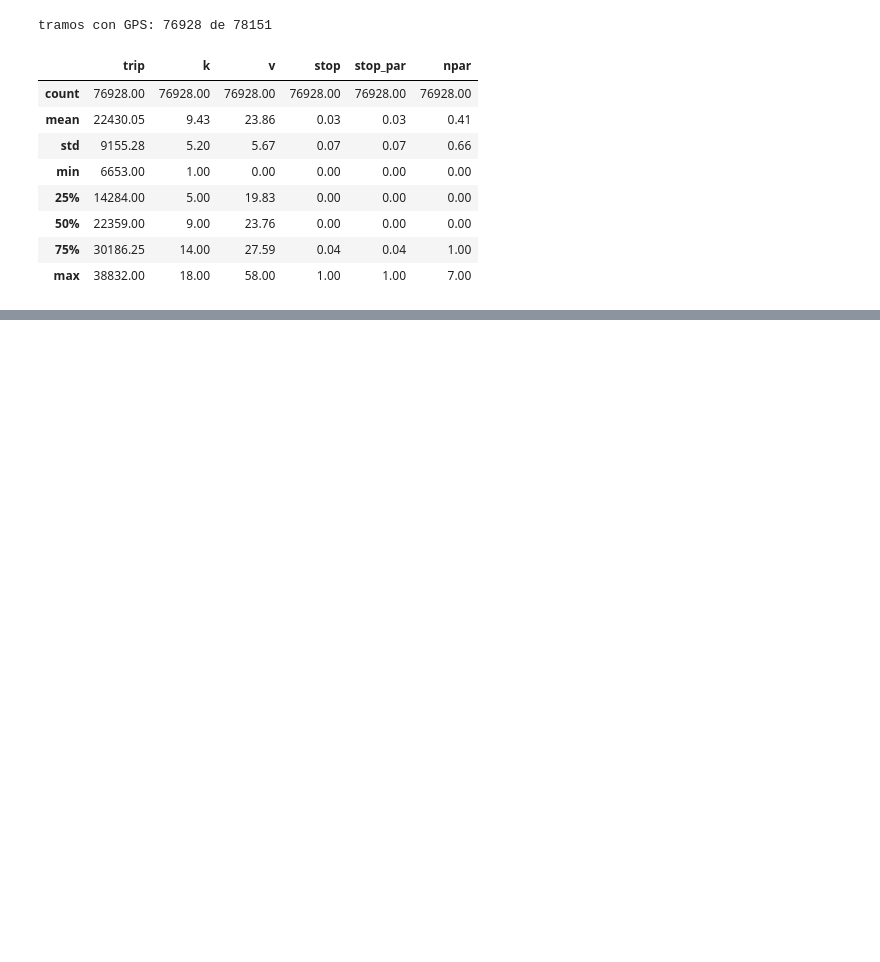
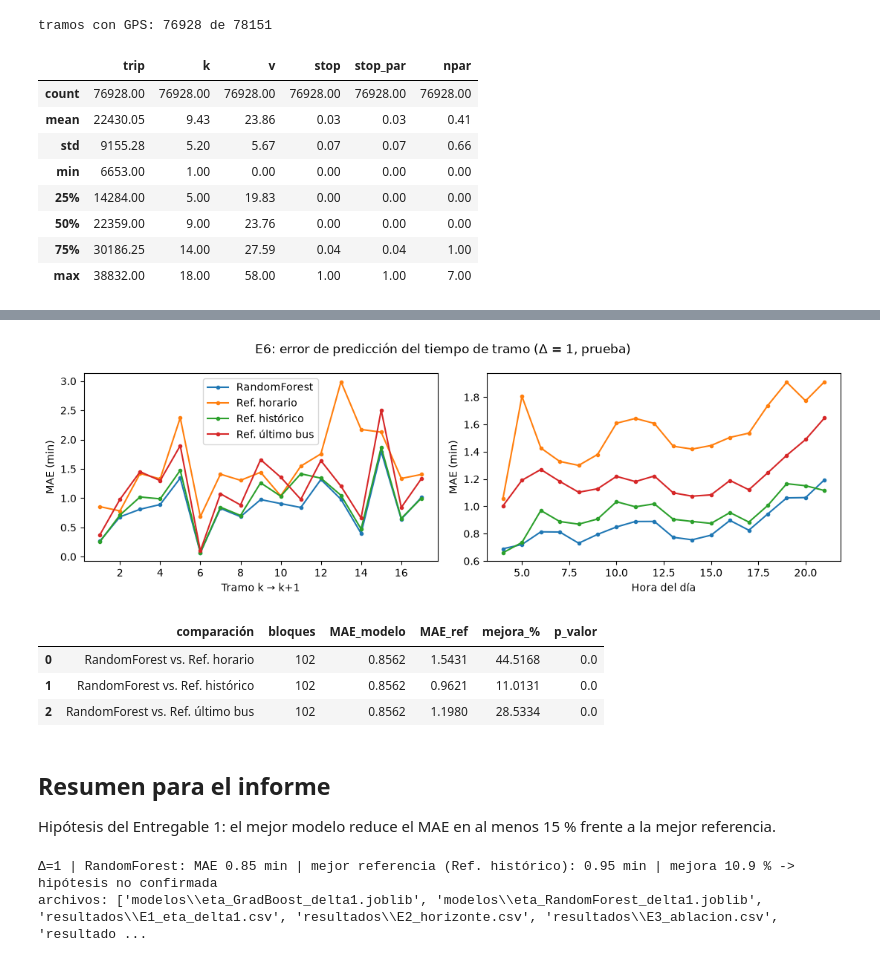
Before and after one commit to Alfredo123255/prediccion-amontonamiento-buses-cusco, a Jupyter notebook: Experimentacion.ipynb, the cells around one changed output, grey strips where cells are left out. Saved outputs shown, nothing was run; the diff lists cells and outputs as text; code cells hidden in the pictures; blank space fills up the shorter version.

```diff
--- a/Experimentacion.ipynb
+++ b/Experimentacion.ipynb
@@ -725,0 +602,10 @@ archivos: ['modelos\\clf_GradBoost_delta3.joblib', 'modelos\\clf_RandomForest_de
+# %%
+E4 = []
+for name in ("KNN", "SVM"):
+    for pca in (False, True):
+        pipe, _, sc = evaluate(name, BEST_PRM[name], d_trva, d_te, NUM, pca=pca)
+        ncomp = pipe.named_steps["pca"].n_components_ if pca else len(pipe.named_steps["prep"].get_feature_names_out())
+        E4.append({"modelo": name, "PCA": pca, "dimensiones": ncomp, **sc})
+E4 = pd.DataFrame(E4)
+E4.to_csv(RES / "E4_pca.csv", index=False)
+E4.round(3)
@@ -725,0 +643,43 @@ archivos: ['modelos\\clf_GradBoost_delta3.joblib', 'modelos\\clf_RandomForest_de
+# %%
+err = d_te[["date", "k", "hour"]].copy()
+err["hora"] = err.hour.astype(int)
+for lab in (best, "Ref. horario", "Ref. histórico", "Ref. último bus"):
+    err[lab] = np.abs(d_te.y.to_numpy() - PRED[lab])
+cols = [best, "Ref. horario", "Ref. histórico", "Ref. último bus"]
+
+fig, axes = plt.subplots(1, 2, figsize=(11, 3.6))
+for ax, col, lab in ((axes[0], "k", "Tramo k → k+1"), (axes[1], "hora", "Hora del día")):
+    g_ = err.groupby(col)
+    g_[cols].mean()[g_.size() >= 30].plot(ax=ax, marker="o", ms=3)   # horas con pocos datos son ruido
+    ax.set(xlabel=lab, ylabel="MAE (min)")
+axes[1].get_legend().remove()
+fig.suptitle(f"E6: error de predicción del tiempo de tramo (Δ = {DELTA_MAIN}, prueba)")
+fig.tight_layout(); fig.savefig(FIG / "exp6_errores.png", dpi=200); plt.show()
+
+blk = err.groupby(["date", "k"])[cols].mean()
+W = []
+for ref in cols[1:]:
+    _, pval = wilcoxon(blk[best], blk[ref], alternative="less")
+    W.append({"comparación": f"{best} vs. {ref}", "bloques": len(blk), "MAE_modelo": blk[best].mean(),
+              "MAE_ref": blk[ref].mean(), "mejora_%": 100 * (1 - blk[best].mean() / blk[ref].mean()), "p_valor": pval})
+W = pd.DataFrame(W)
+W.to_csv(RES / "E6_wilcoxon.csv", index=False)
+W.round(4)
+# %% [output]
+[figure, added]
+|  | comparación | bloques | MAE_modelo | MAE_ref | mejora_% | p_valor |
+| 0 | RandomForest vs. Ref. horario | 102 | 0.8562 | 1.5431 | 44.5168 | 0.0 |
+| 1 | RandomForest vs. Ref. histórico | 102 | 0.8562 | 0.9621 | 11.0131 | 0.0 |
+| 2 | RandomForest vs. Ref. último bus | 102 | 0.8562 | 1.1980 | 28.5334 | 0.0 |
+# %% [markdown]
+## Resumen para el informe
+Hipótesis del Entregable 1: el mejor modelo reduce el MAE en al menos 15 % frente a la mejor referencia.
+# %%
+mae = E1.set_index("modelo").MAE
+mejora = 100 * (1 - mae[best] / mae[best_ref])
+print(f"Δ={DELTA_MAIN} | {best}: MAE {mae[best]:.2f} min | mejor referencia ({best_ref}): {mae[best_ref]:.2f} min "
+      f"| mejora {mejora:.1f} % -> hipótesis {'confirmada' if mejora >= 15 else 'no confirmada'}")
+print("archivos:", sorted(str(x) for x in list(RES.iterdir()) + list(MOD.iterdir())))
+# %% [output]
+Δ=1 | RandomForest: MAE 0.85 min | mejor referencia (Ref. histórico): 0.95 min | mejora 10.9 % -> hipótesis no confirmada
+archivos: ['modelos\\eta_GradBoost_delta1.joblib', 'modelos\\eta_RandomForest_delta1.joblib', 'resultados\\E1_eta_delta1.csv', 'resultados\\E2_horizonte.csv', 'resultados\\E3_ablacion.csv', 'resultado ...
```
Also changed, not shown: parts of 48 cells of this notebook, 21 other files.
